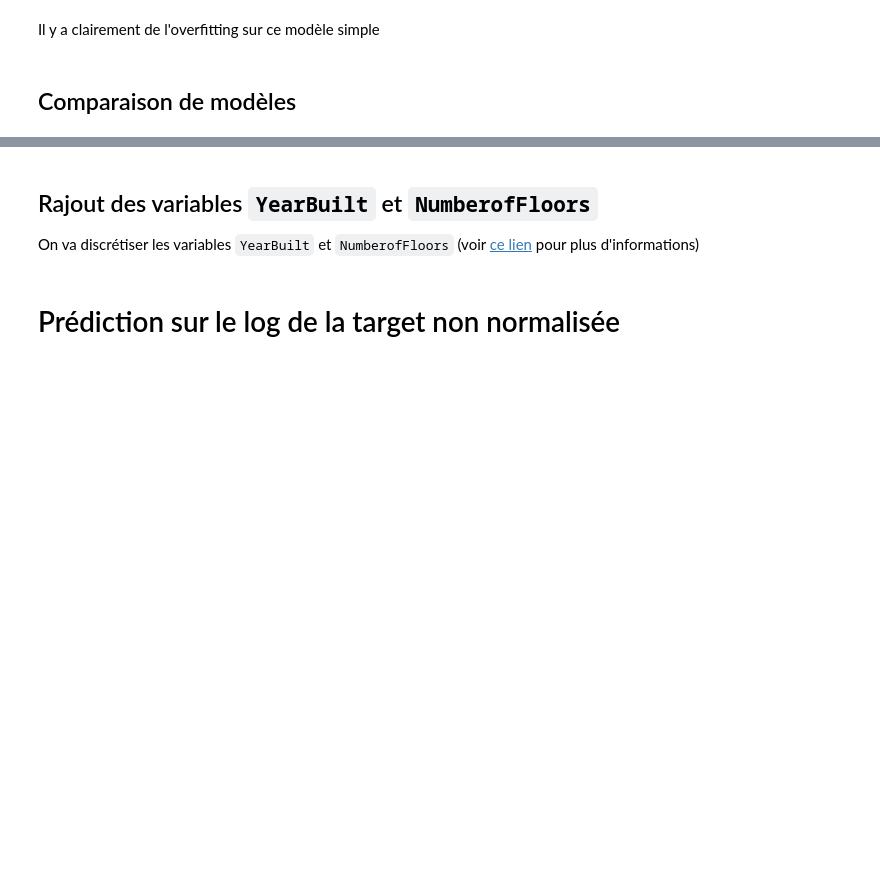
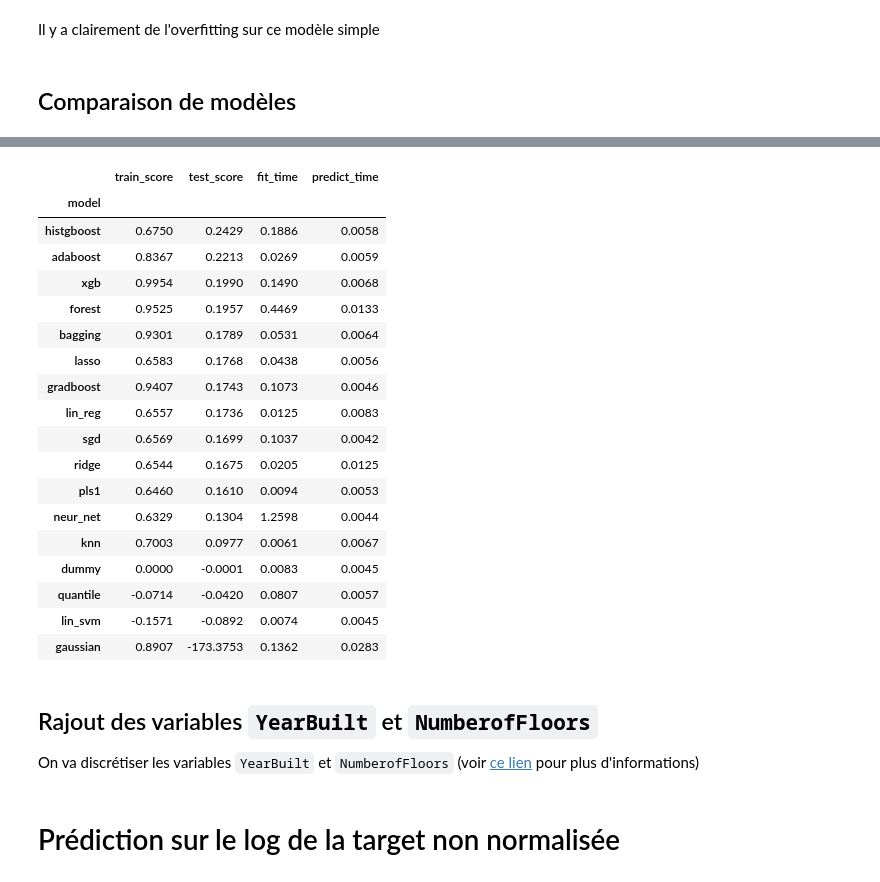
Before and after one commit to gabriel1628/Formation-Data-Scientist-OC, a Jupyter notebook: Projet 4 Anticipez les besoins en consommation de batiments/prediction_consommation_v2.ipynb, the cells around one changed output, grey strips where cells are left out. Drawn from its saved outputs; the diff is of its cells as text; code cells hidden in the pictures; blank space fills up the shorter version.

```diff
--- a/Projet 4 Anticipez les besoins en consommation de batiments/prediction_consommation_v2.ipynb
+++ b/Projet 4 Anticipez les besoins en consommation de batiments/prediction_consommation_v2.ipynb
@@ -320,0 +244,22 @@ neur_net         0.644s          0.005s          -0.157          -0.089
+# %%
+models = {'dummy': DummyRegressor(strategy='mean'),
+          'lin_reg': LinearRegression(),
+          'ridge': Ridge(random_state=42),
+          'lasso': Lasso(random_state=42),
+          #'ransac': RANSACRegressor(random_state=42),
+          'quantile': QuantileRegressor(solver='highs'),
+          'sgd': SGDRegressor(random_state=42),
+          'lin_svm': LinearSVR(random_state=42),
+          'knn': KNeighborsRegressor(),
+          'pls1': PLSRegression(),
+          'gaussian': GaussianProcessRegressor(random_state=42),
+          'forest': RandomForestRegressor(random_state=42),
+          'bagging': BaggingRegressor(random_state=42),
+          'adaboost': AdaBoostRegressor(random_state=42),
+          'gradboost': GradientBoostingRegressor(random_state=42),
+          'histgboost': HistGradientBoostingRegressor(random_state=42),
+          'xgb': XGBRegressor(random_state=42),
+          'neur_net': MLPRegressor(hidden_layer_sizes=[10]*10, random_state=42)
+         }
+
+model_results = model_comparison(models, X_train, y_train, X_test, y_test, col_transformer)
@@ -321,3 +284,25 @@ neur_net         0.644s          0.005s          -0.157          -0.089
+# %%
+model_results.sort_values(by="test_score", ascending=False)
+# %% [output]
+|  | train_score | test_score | fit_time | predict_time |
+| model |  |  |  |  |
+| histgboost | 0.6750 | 0.2429 | 0.1886 | 0.0058 |
+| adaboost | 0.8367 | 0.2213 | 0.0269 | 0.0059 |
+| xgb | 0.9954 | 0.1990 | 0.1490 | 0.0068 |
+| forest | 0.9525 | 0.1957 | 0.4469 | 0.0133 |
+| bagging | 0.9301 | 0.1789 | 0.0531 | 0.0064 |
+| lasso | 0.6583 | 0.1768 | 0.0438 | 0.0056 |
+| gradboost | 0.9407 | 0.1743 | 0.1073 | 0.0046 |
+| lin_reg | 0.6557 | 0.1736 | 0.0125 | 0.0083 |
+| sgd | 0.6569 | 0.1699 | 0.1037 | 0.0042 |
+| ridge | 0.6544 | 0.1675 | 0.0205 | 0.0125 |
+| pls1 | 0.6460 | 0.1610 | 0.0094 | 0.0053 |
+| neur_net | 0.6329 | 0.1304 | 1.2598 | 0.0044 |
+| knn | 0.7003 | 0.0977 | 0.0061 | 0.0067 |
+| dummy | 0.0000 | -0.0001 | 0.0083 | 0.0045 |
+| quantile | -0.0714 | -0.0420 | 0.0807 | 0.0057 |
+| lin_svm | -0.1571 | -0.0892 | 0.0074 | 0.0045 |
+| gaussian | 0.8907 | -173.3753 | 0.1362 | 0.0283 |
 # %% [markdown]
 ## Rajout des variables `YearBuilt` et `NumberofFloors`
 
```
Also changed, not shown: parts of 5 cells of this notebook.
